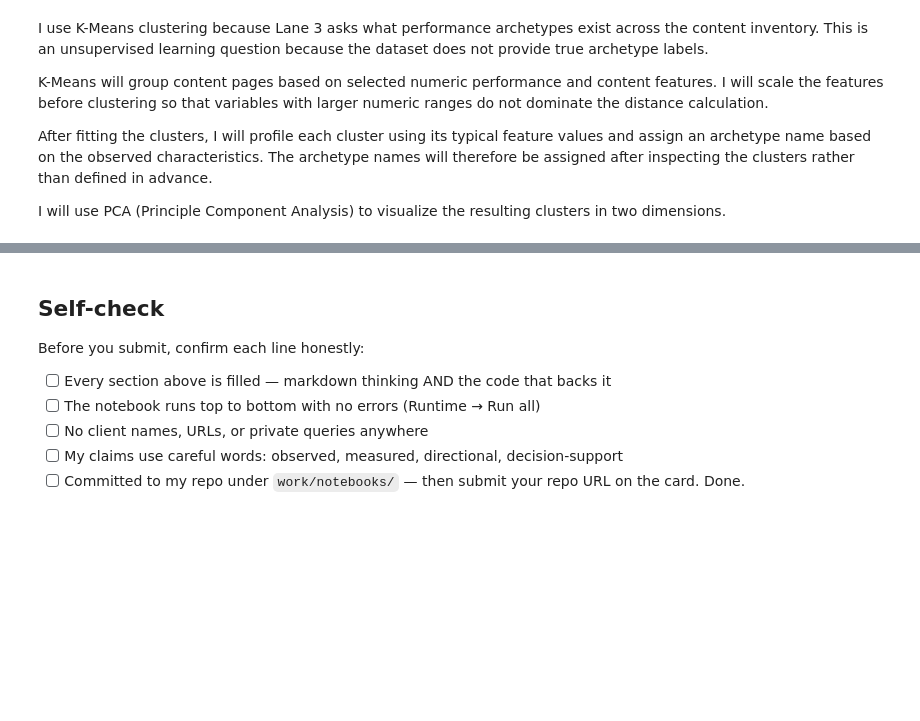
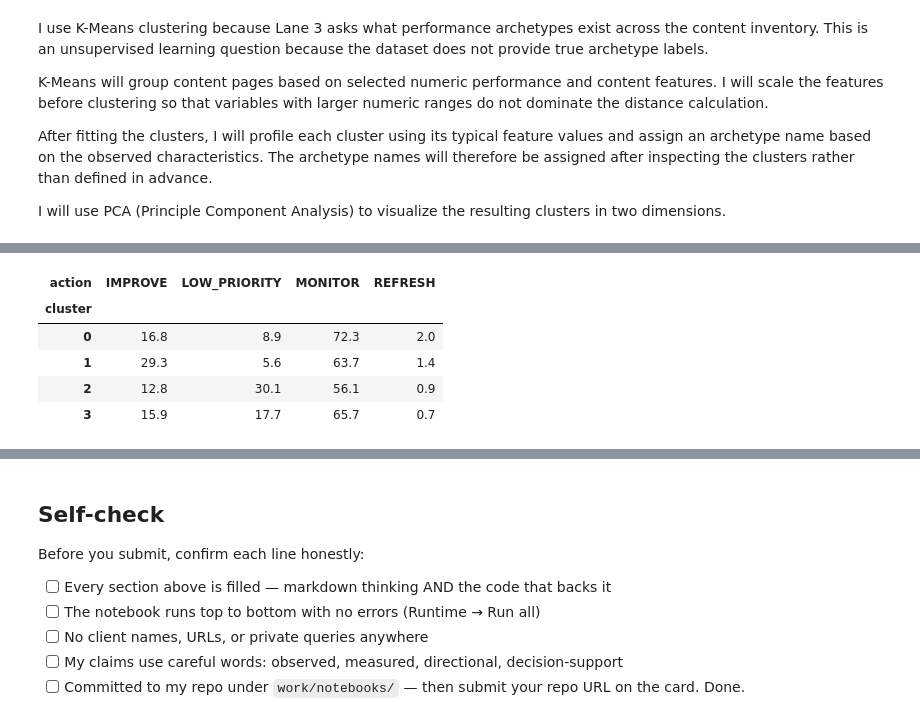
Before and after one commit to Mahnoor-Sajjad/Flyrank-Internship, a Jupyter notebook: work/notebooks/w05_model.ipynb, the cells around one changed output, grey strips where cells are left out. Saved outputs shown, nothing was run; the diff lists cells and outputs as text; code cells hidden in the pictures; blank space fills up the shorter version.

```diff
--- a/work/notebooks/w05_model.ipynb
+++ b/work/notebooks/w05_model.ipynb
@@ -680,0 +989,32 @@ I will use PCA (Principle Component Analysis) to visualize the resulting cluster
+# %%
+# Purpose: Compare the Week 4 baseline recommendations across the
+# four archetypes, using only content records present in both datasets.
+
+baseline_actions = baseline_queue[
+    ["content_hash_id", "action"]
+].drop_duplicates("content_hash_id")
+
+cluster_actions = train_cluster[
+    ["content_hash_id", "cluster"]
+].merge(
+    baseline_actions,
+    on="content_hash_id",
+    how="left",
+    validate="one_to_one"
+)
+
+# Show the percentage distribution of baseline actions within each cluster.
+action_distribution = pd.crosstab(
+    cluster_actions["cluster"],
+    cluster_actions["action"],
+    normalize="index"
+).mul(100).round(1)
+
+display(action_distribution)
+# %% [output]
+| action | IMPROVE | LOW_PRIORITY | MONITOR | REFRESH |
+| cluster |  |  |  |  |
+| 0 | 16.8 | 8.9 | 72.3 | 2.0 |
+| 1 | 29.3 | 5.6 | 63.7 | 1.4 |
+| 2 | 12.8 | 30.1 | 56.1 | 0.9 |
+| 3 | 15.9 | 17.7 | 65.7 | 0.7 |
```
Also changed, not shown: parts of 25 cells of this notebook.
